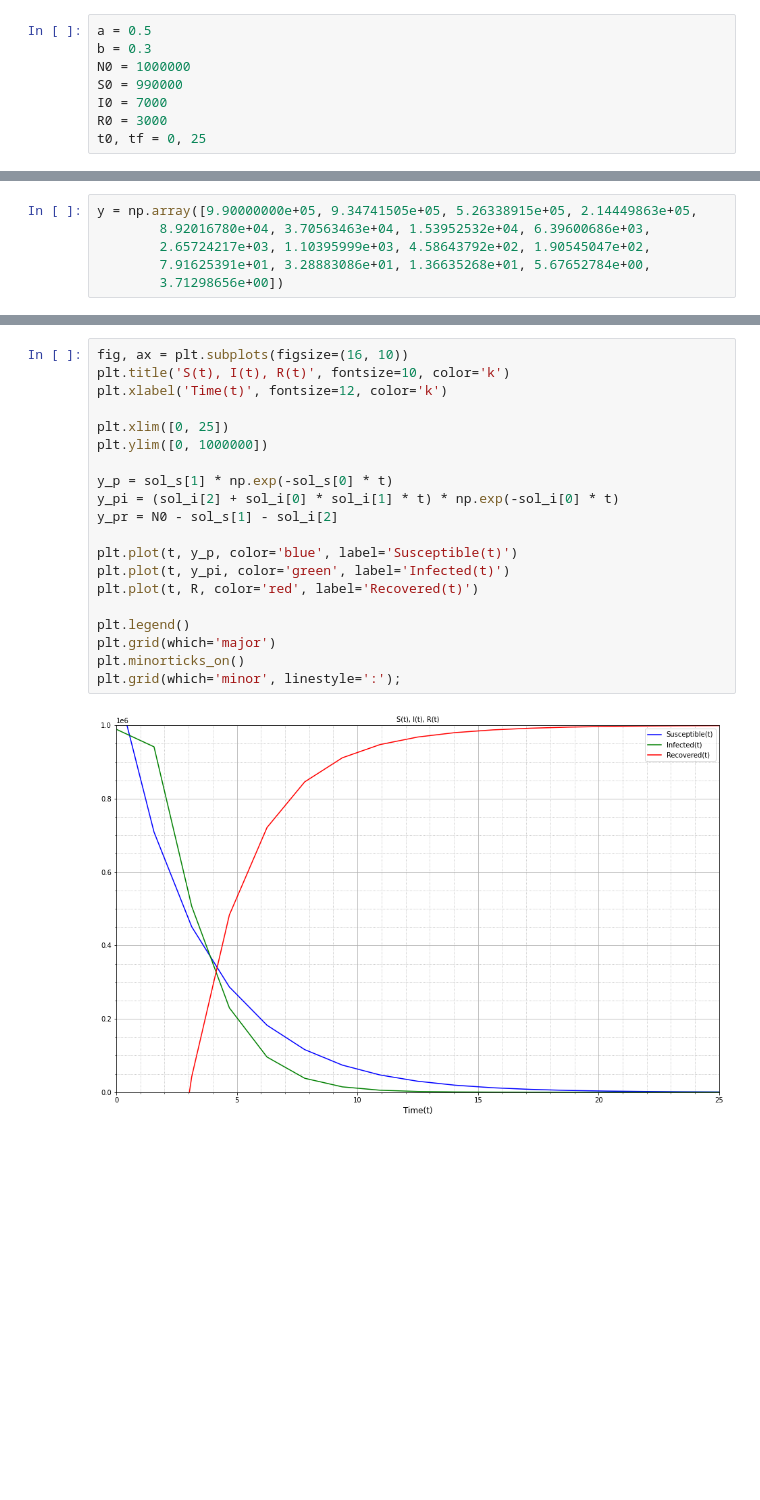
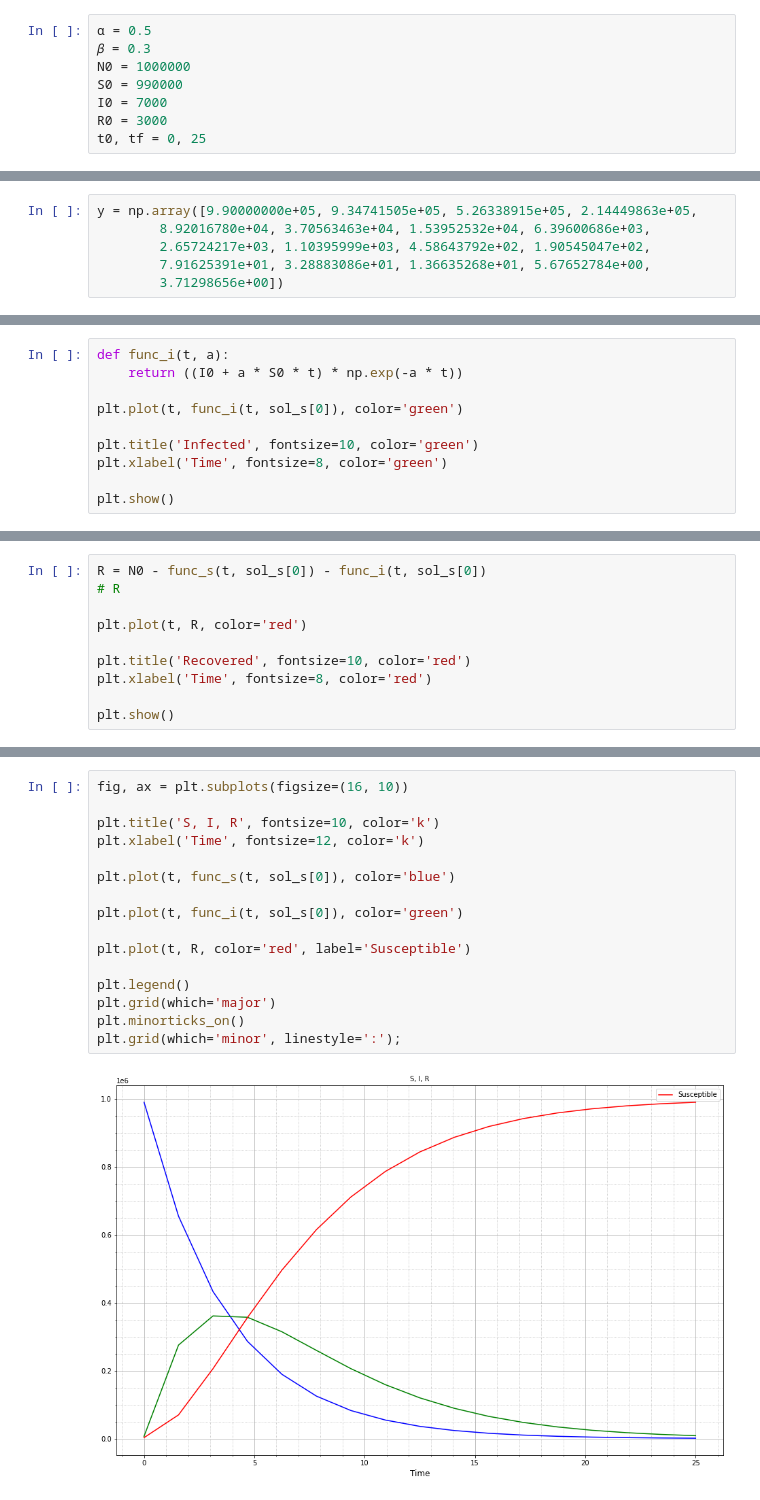
Before and after one commit to SaifuliAnna/DataScience_HW5, a Jupyter notebook: Hw5_2.ipynb, the cells around one changed output, grey strips where cells are left out. Drawn from its saved outputs; the diff is of its cells as text; blank space fills up the shorter version.

```diff
--- a/Hw5_2.ipynb
+++ b/Hw5_2.ipynb
@@ -25,6 +27,6 @@ import matplotlib.pyplot as plt
 # %%
-a = 0.5
-b = 0.3
+α = 0.5
+𝛽 = 0.3
 N0 = 1000000
 S0 = 990000
 I0 = 7000
@@ -80,0 +79,10 @@ array([-1104145.58770846,  -650677.22709909,    41903.70691485,
+# %%
+def func_i(t, a):
+    return ((I0 + a * S0 * t) * np.exp(-a * t))
+
+plt.plot(t, func_i(t, sol_s[0]), color='green')
+
+plt.title('Infected', fontsize=10, color='green')
+plt.xlabel('Time', fontsize=8, color='green')
+
+plt.show()
@@ -80,0 +91,10 @@ array([-1104145.58770846,  -650677.22709909,    41903.70691485,
+# %%
+R = N0 - func_s(t, sol_s[0]) - func_i(t, sol_s[0])
+# R
+
+plt.plot(t, R, color='red')
+
+plt.title('Recovered', fontsize=10, color='red')
+plt.xlabel('Time', fontsize=8, color='red')
+
+plt.show()
@@ -81,23 +103,19 @@ array([-1104145.58770846,  -650677.22709909,    41903.70691485,
 # %%
 fig, ax = plt.subplots(figsize=(16, 10))
-plt.title('S(t), I(t), R(t)', fontsize=10, color='k')
-plt.xlabel('Time(t)', fontsize=12, color='k')
 
-plt.xlim([0, 25])
-plt.ylim([0, 1000000])
+plt.title('S, I, R', fontsize=10, color='k')
+plt.xlabel('Time', fontsize=12, color='k')
 
-y_p = sol_s[1] * np.exp(-sol_s[0] * t)
-y_pi = (sol_i[2] + sol_i[0] * sol_i[1] * t) * np.exp(-sol_i[0] * t)
-y_pr = N0 - sol_s[1] - sol_i[2]
+plt.plot(t, func_s(t, sol_s[0]), color='blue')
 
-plt.plot(t, y_p, color='blue', label='Susceptible(t)')
-plt.plot(t, y_pi, color='green', label='Infected(t)')
-plt.plot(t, R, color='red', label='Recovered(t)')
+plt.plot(t, func_i(t, sol_s[0]), color='green')
+
+plt.plot(t, R, color='red', label='Susceptible')
 
 plt.legend()
 plt.grid(which='major')
 plt.minorticks_on()
 plt.grid(which='minor', linestyle=':');
 # %% [output]
-[figure, old version]
+[figure, new version]
 # %%
```
Also changed, not shown: parts of 10 cells of this notebook.
